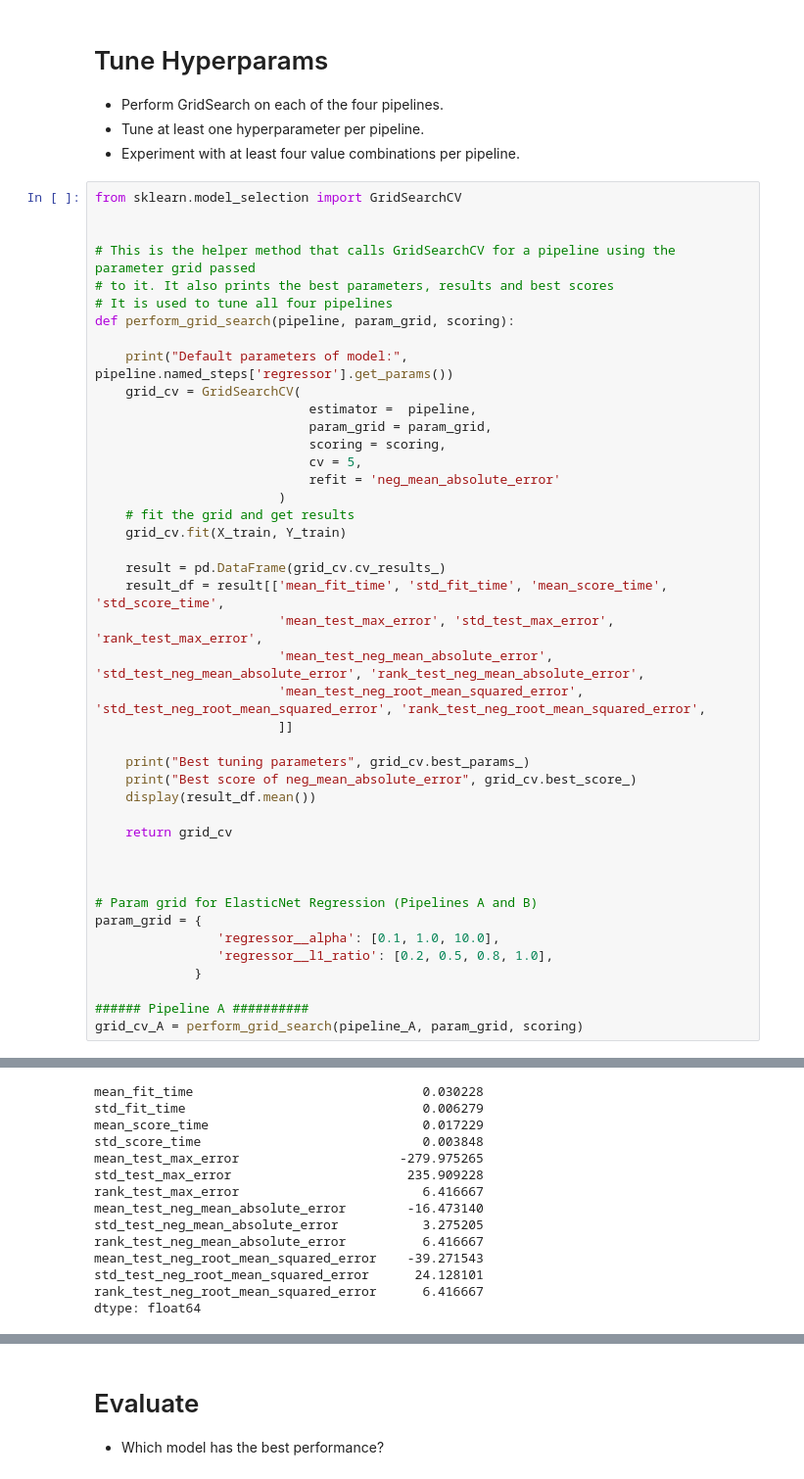
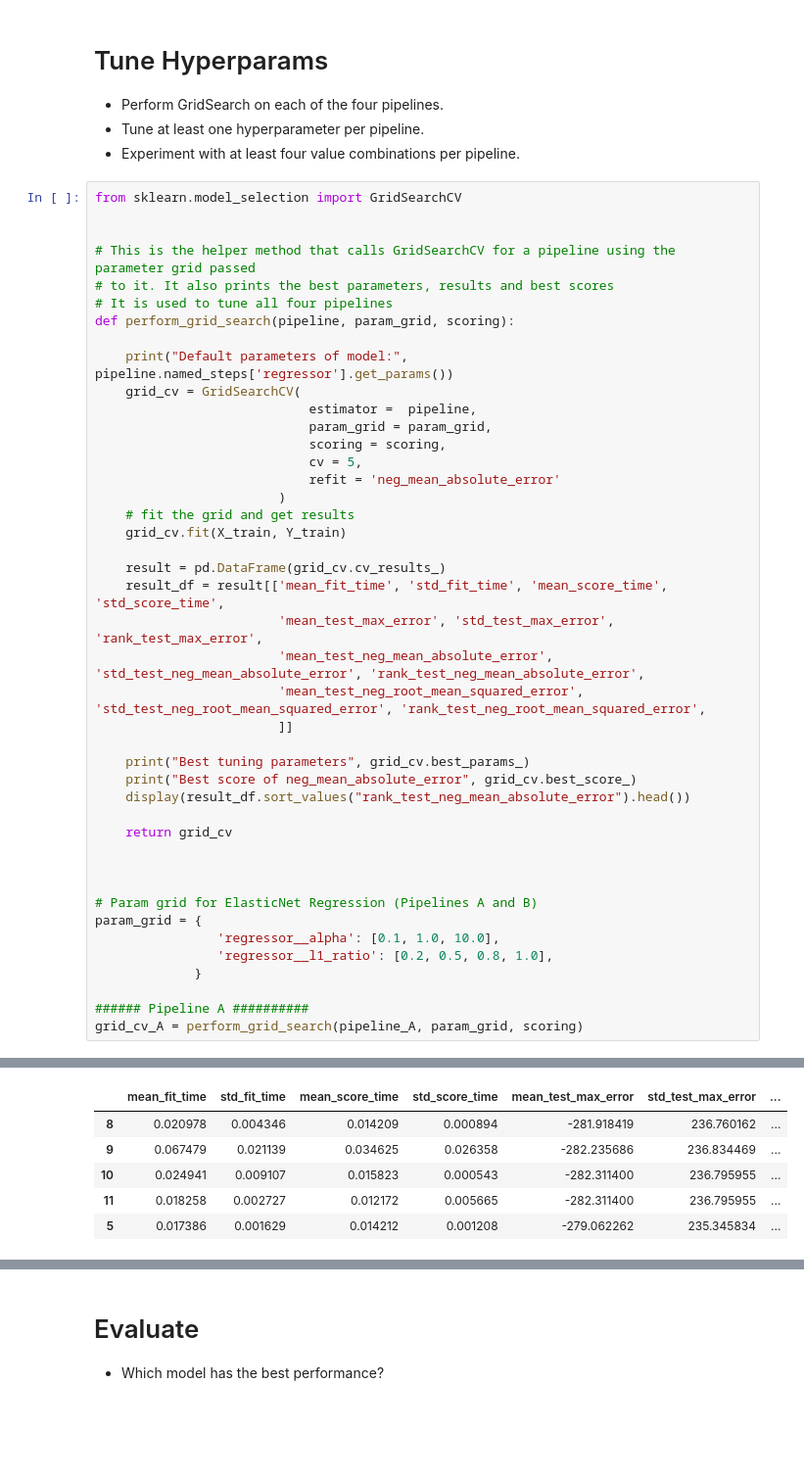
Before and after one commit to anjali-deshpande-hub/scaling_to_production, a Jupyter notebook: 02_activities/assignments/assignment_3.ipynb, the cells around one changed output, grey strips where cells are left out. Shown at 98% size. Drawn from its saved outputs; the diff is of its cells as text; blank space fills up the shorter version.

```diff
--- a/02_activities/assignments/assignment_3.ipynb
+++ b/02_activities/assignments/assignment_3.ipynb
@@ -488,48 +488,40 @@ def perform_grid_search(pipeline, param_grid, scoring):
                         )
     # fit the grid and get results
     grid_cv.fit(X_train, Y_train)
 
     result = pd.DataFrame(grid_cv.cv_results_)
     result_df = result[['mean_fit_time', 'std_fit_time', 'mean_score_time', 'std_score_time',
                         'mean_test_max_error', 'std_test_max_error', 'rank_test_max_error',
                         'mean_test_neg_mean_absolute_error', 'std_test_neg_mean_absolute_error', 'rank_test_neg_mean_absolute_error',
                         'mean_test_neg_root_mean_squared_error', 'std_test_neg_root_mean_squared_error', 'rank_test_neg_root_mean_squared_error',
                         ]]
 
     print("Best tuning parameters", grid_cv.best_params_)
     print("Best score of neg_mean_absolute_error", grid_cv.best_score_)
-    display(result_df.mean())
+    display(result_df.sort_values("rank_test_neg_mean_absolute_error").head())
 
     return grid_cv
 
 
 
 # Param grid for ElasticNet Regression (Pipelines A and B)
 param_grid = {
                 'regressor__alpha': [0.1, 1.0, 10.0],
                 'regressor__l1_ratio': [0.2, 0.5, 0.8, 1.0],
              }
 
 ###### Pipeline A ##########
 grid_cv_A = perform_grid_search(pipeline_A, param_grid, scoring)
 # %% [output]
 Default parameters of model: {'alpha': 1.0, 'copy_X': True, 'fit_intercept': True, 'l1_ratio': 0.5, 'max_iter': 1000, 'positive': False, 'precompute': False, 'random_state': 42, 'selection': 'cyclic', ...
 Best tuning parameters {'regressor__alpha': 10.0, 'regressor__l1_ratio': 0.2}
 Best score of neg_mean_absolute_error -15.701332395665037
-mean_fit_time                              0.030228
-std_fit_time                               0.006279
-mean_score_time                            0.017229
-std_score_time                             0.003848
-mean_test_max_error                     -279.975265
-std_test_max_error                       235.909228
-rank_test_max_error                        6.416667
-mean_test_neg_mean_absolute_error        -16.473140
-std_test_neg_mean_absolute_error           3.275205
-rank_test_neg_mean_absolute_error          6.416667
-mean_test_neg_root_mean_squared_error    -39.271543
-std_test_neg_root_mean_squared_error      24.128101
-rank_test_neg_root_mean_squared_error      6.416667
-dtype: float64
+|  | mean_fit_time | std_fit_time | mean_score_time | std_score_time | mean_test_max_error | std_test_max_error | ... |
+| 8 | 0.020978 | 0.004346 | 0.014209 | 0.000894 | -281.918419 | 236.760162 | ... |
+| 9 | 0.067479 | 0.021139 | 0.034625 | 0.026358 | -282.235686 | 236.834469 | ... |
+| 10 | 0.024941 | 0.009107 | 0.015823 | 0.000543 | -282.311400 | 236.795955 | ... |
+| 11 | 0.018258 | 0.002727 | 0.012172 | 0.005665 | -282.311400 | 236.795955 | ... |
+| 5 | 0.017386 | 0.001629 | 0.014212 | 0.001208 | -279.062262 | 235.345834 | ... |
 # %%
 ###### Pipeline B ##########
 # print the best parameters and estimator for pipeline_B
```
Also changed, not shown: parts of 9 cells of this notebook.
